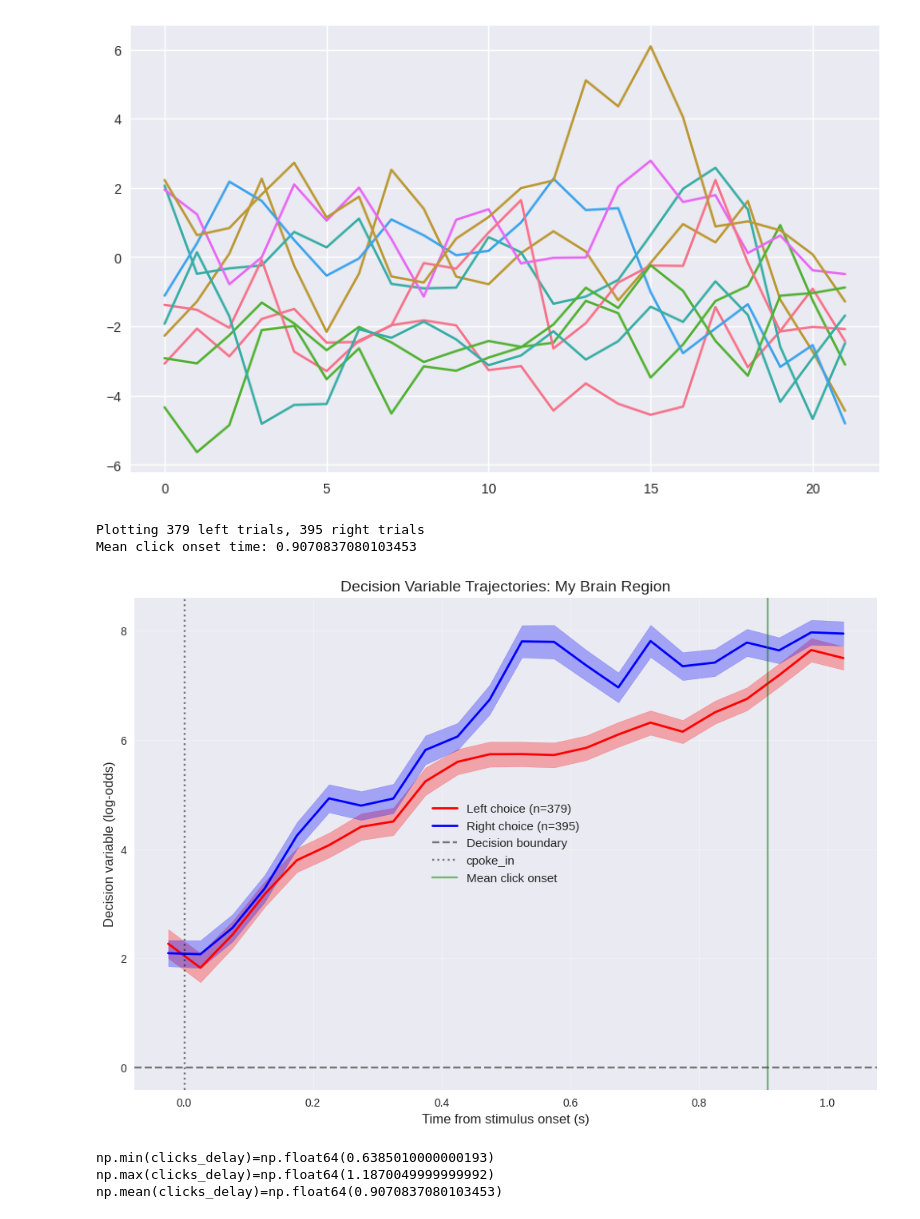
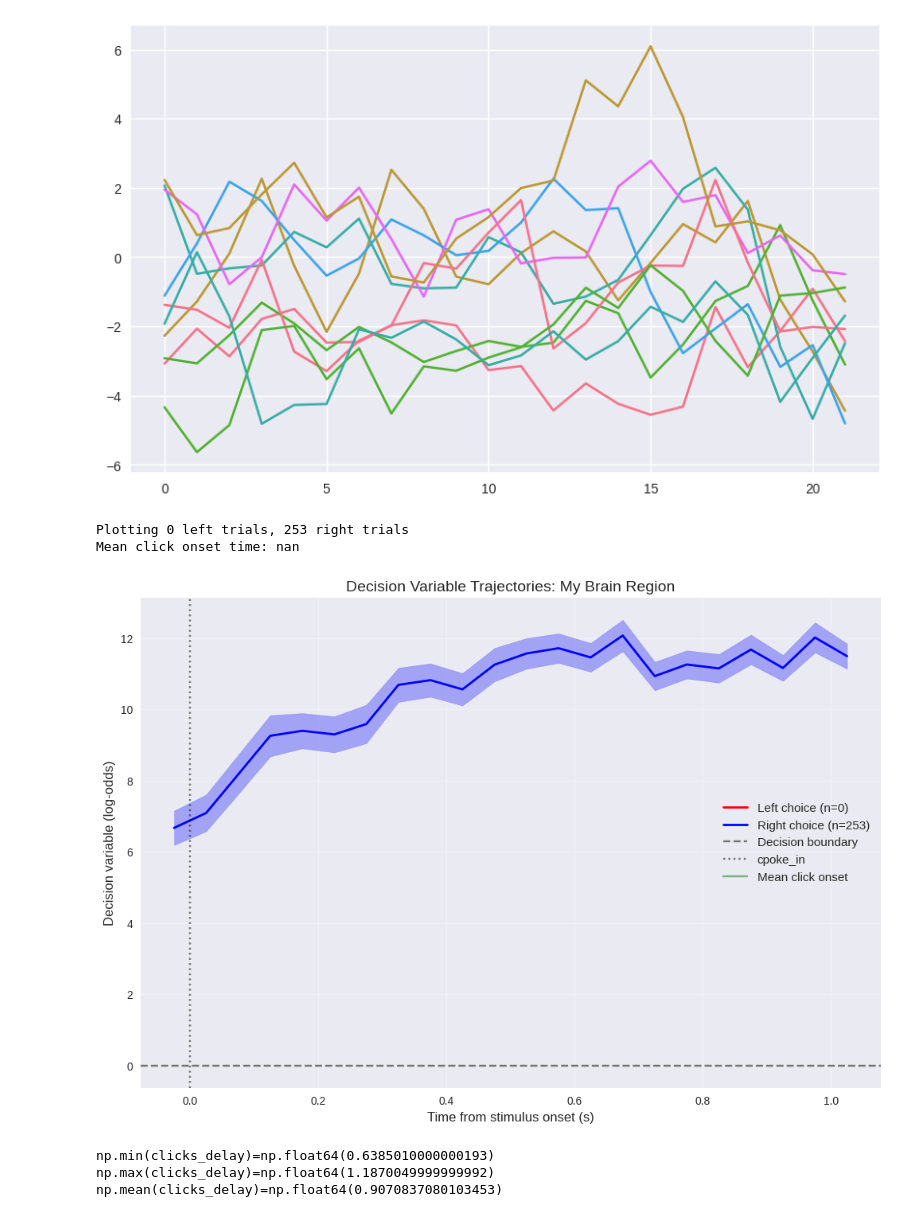
Before and after one commit to Brody-Lab/ClickDV, a Jupyter notebook: notebooks/analysis/decision_variables_extraction_v002.ipynb, the cells around one changed output. Saved outputs shown, nothing was run; the diff lists cells and outputs as text; code cells hidden in the pictures.

```diff
--- a/notebooks/analysis/decision_variables_extraction_v002.ipynb
+++ b/notebooks/analysis/decision_variables_extraction_v002.ipynb
@@ -110,13 +186,13 @@ Quality control: ≥300 trials, ≤8.0% lapse rate
 # %%
 # Data paths
 PROJECT_ROOT = Path('/home/ham/SF/Personal/Education/07 Princeton/Rotations/Brody-Daw/ClickDV')
-DATA_DIR = PROJECT_ROOT / 'data' / 'raw' / 'A324' / '2023-07-27'
+DATA_DIR = PROJECT_ROOT / 'data' / 'raw' / 'A324' / '2023-07-28'
 OUTPUT_DIR = PROJECT_ROOT / 'notebooks' / 'analysis' / 'outputs'
 
 # Session-specific parameters
 SESSION_ID = 'A324'
-SESSION_DATE = '2023-07-27'
-DATA_FILE = DATA_DIR / 'A324_pycells_20230727.mat'
+SESSION_DATE = '2023-07-28'
+DATA_FILE = DATA_DIR / 'A324_pycells_20230728.mat'
 
 # Create output directory if it doesn't exist
 OUTPUT_DIR.mkdir(parents=True, exist_ok=True)
@@ -1515,10 +1636,10 @@ def plot_dv_trajectories_manual(time_bins, DVs_2, choices, region_name="Region")
     plt.figure(figsize=(12, 8))
 
     # Calculate mean and SEM for each choice type
-    dv_left_mean = -np.mean(DVs_2[:, left_trials], axis=1)
+    dv_left_mean = np.mean(DVs_2[:, left_trials], axis=1)
     dv_left_sem = np.std(DVs_2[:, left_trials], axis=1) / np.sqrt(np.sum(left_trials))
 
-    dv_right_mean = np.mean(DVs_2[:, right_trials], axis=1)
+    dv_right_mean = -np.mean(DVs_2[:, right_trials], axis=1)
     dv_right_sem = np.std(DVs_2[:, right_trials], axis=1) / np.sqrt(np.sum(right_trials))
 
     # Finding mean click onset time:
@@ -1536,36 +1657,36 @@ def plot_dv_trajectories_manual(time_bins, DVs_2, choices, region_name="Region")
     plt.plot(time_bins, dv_right_mean, 'b-', linewidth=2, label=f'Right choice (n={np.sum(right_trials)})')
     plt.fill_between(time_bins,
                     dv_right_mean - dv_right_sem,
                     dv_right_mean + dv_right_sem,
                     alpha=0.3, color='blue')
 
     # Add reference lines
     plt.axhline(0, color='k', linestyle='--', alpha=0.5, label='Decision boundary')
     plt.axvline(0, color='k', linestyle=':', alpha=0.5, label='cpoke_in')
     plt.axvline(mean_click_onset, color='g', alpha=0.5, label='Mean click onset')
 
 
     # Formatting
     plt.xlabel('Time from stimulus onset (s)')
     plt.ylabel('Decision variable (log-odds)')
     plt.title(f'Decision Variable Trajectories: {region_name}')
     plt.legend()
     plt.grid(True, alpha=0.3)
 
     # # Add interpretation text
     # plt.text(0.02, 0.95, 'DV > 0: Evidence for right choice\nDV < 0: Evidence for left choice',
     #         transform=plt.gca().transAxes, fontsize=10, verticalalignment='top',
     #         bbox=dict(boxstyle='round', facecolor='wheat', alpha=0.8))
 
     return plt.gcf()
 
   # Plot 1: Average trajectories by choice
 fig1 = plot_dv_trajectories_manual(time_bins, DVs_2, choices, "My Brain Region")
 plt.show()
 # %% [output]
-Plotting 379 left trials, 395 right trials
-Mean click onset time: 0.9070837080103453
+Plotting 0 left trials, 253 right trials
+Mean click onset time: nan
-[figure, old version]
+[figure, new version]
 # %%
 clicks_delay = data["clicks_on"][valid_choices] - data["cpoke_in"][valid_choices]
 # %%
```
Also changed, not shown: parts of 23 cells of this notebook, 7 other files.
